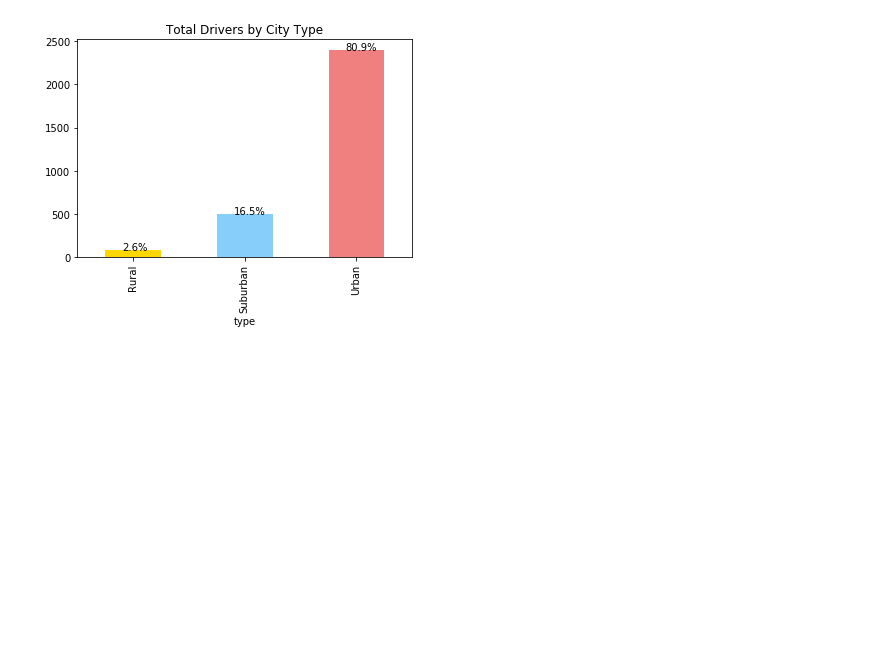
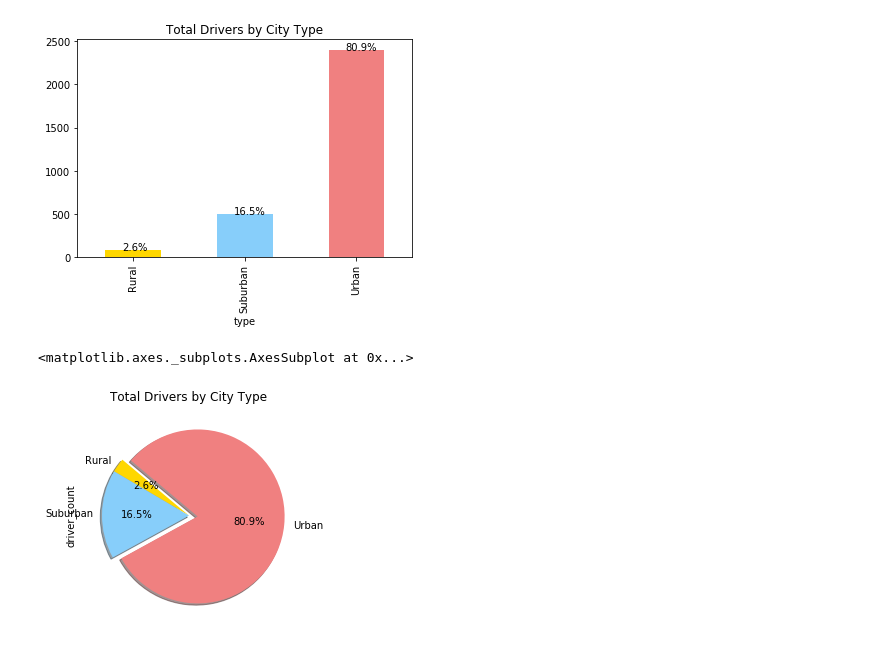
Before and after one commit to bethanylindberg/SMU_Data_Science, a Jupyter notebook: Week 5/pyber.ipynb, the cells around one changed output. Saved outputs shown, nothing was run; the diff lists cells and outputs as text; code cells hidden in the pictures; blank space fills up the shorter version.

```diff
--- a/Week 5/pyber.ipynb
+++ b/Week 5/pyber.ipynb
@@ -117,3 +132,10 @@ for i in ax.patches:
 plt.savefig('.\\Output\\driversbytype.png')
 # %% [output]
 [figure]
+# %%
+#Build Pie Chart
+citydata.groupby("type")["driver_count"].sum().plot(kind="pie",title="Total Drivers by City Type",colors=colors,autopct='%1.1f%%',
+                                             explode=explode,shadow=True,startangle=140)
+# %% [output]
+<matplotlib.axes._subplots.AxesSubplot at 0x...>
+[figure, added]
```
Also changed, not shown: parts of 2 cells of this notebook.
